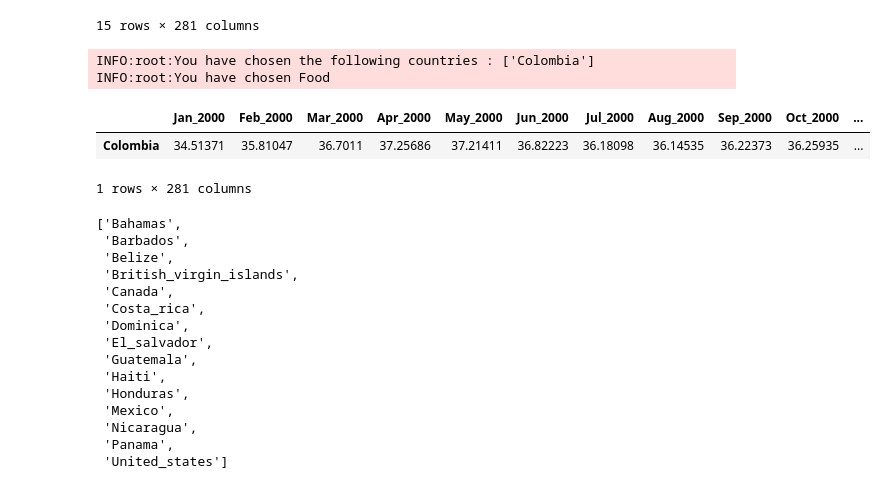
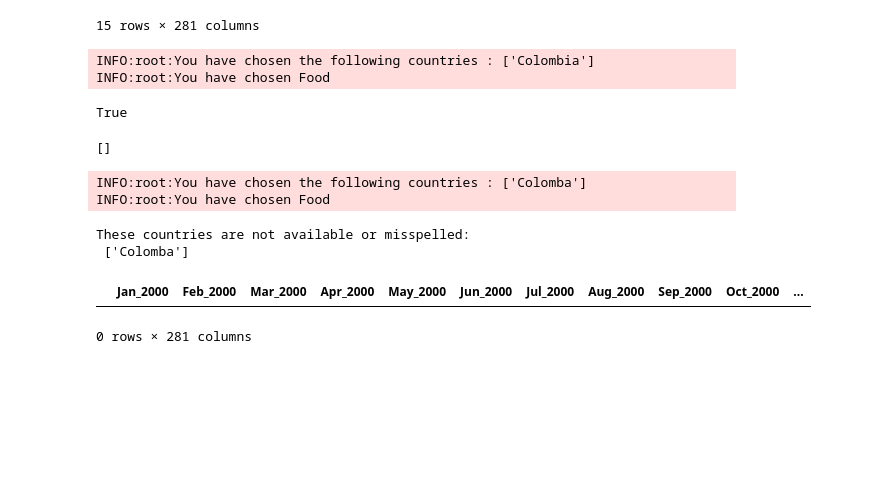
Before and after one commit to camelo-cruz/global_inflation_analyser, a Jupyter notebook: bin/dummynb.ipynb, the cells around one changed output. Cells and saved outputs as stored; diff of their text form; code cells hidden in the pictures; blank space fills up the shorter version.

```diff
--- a/bin/dummynb.ipynb
+++ b/bin/dummynb.ipynb
@@ -300,11 +296,23 @@ INFO:root:You have chosen Education
 | Panama | NaN | NaN | NaN | NaN | NaN | NaN | NaN | NaN | NaN | NaN | ... |
 | United_states | NaN | NaN | NaN | NaN | NaN | NaN | NaN | NaN | NaN | NaN | ... |
 15 rows × 281 columns
+# %%
+data = a1.by_country(product="Food",cl=["colombia"])
+"Colombia" in data.index
+# %% [output]
+INFO:root:You have chosen the following countries : ['Colombia']
+INFO:root:You have chosen Food
+True
+# %%
+[country for country in country_list if country not in country_data.index]
+# %% [output]
+[]
 # %%
-a1.by_country(product="Food",cl=["colombia"])
+a1.by_country(product="Food",cl=["colomba"])
 # %% [output]
-INFO:root:You have chosen the following countries : ['Colombia']
+INFO:root:You have chosen the following countries : ['Colomba']
 INFO:root:You have chosen Food
+These countries are not available or misspelled:
+ ['Colomba']
 |  | Jan_2000 | Feb_2000 | Mar_2000 | Apr_2000 | May_2000 | Jun_2000 | Jul_2000 | Aug_2000 | Sep_2000 | Oct_2000 | ... |
-| Colombia | 34.51371 | 35.81047 | 36.7011 | 37.25686 | 37.21411 | 36.82223 | 36.18098 | 36.14535 | 36.22373 | 36.25935 | ... |
-1 rows × 281 columns
+0 rows × 281 columns
@@ -327,18 +318,0 @@ l = ['Bahamas',
-# %%
-[i.capitalize() for i in l]
-# %% [output]
-['Bahamas',
- 'Barbados',
- 'Belize',
- 'British_virgin_islands',
- 'Canada',
- 'Costa_rica',
- 'Dominica',
- 'El_salvador',
- 'Guatemala',
- 'Haiti',
- 'Honduras',
- 'Mexico',
- 'Nicaragua',
- 'Panama',
- 'United_states']
```
Also changed, not shown: parts of 5 cells of this notebook, 1 other file.
